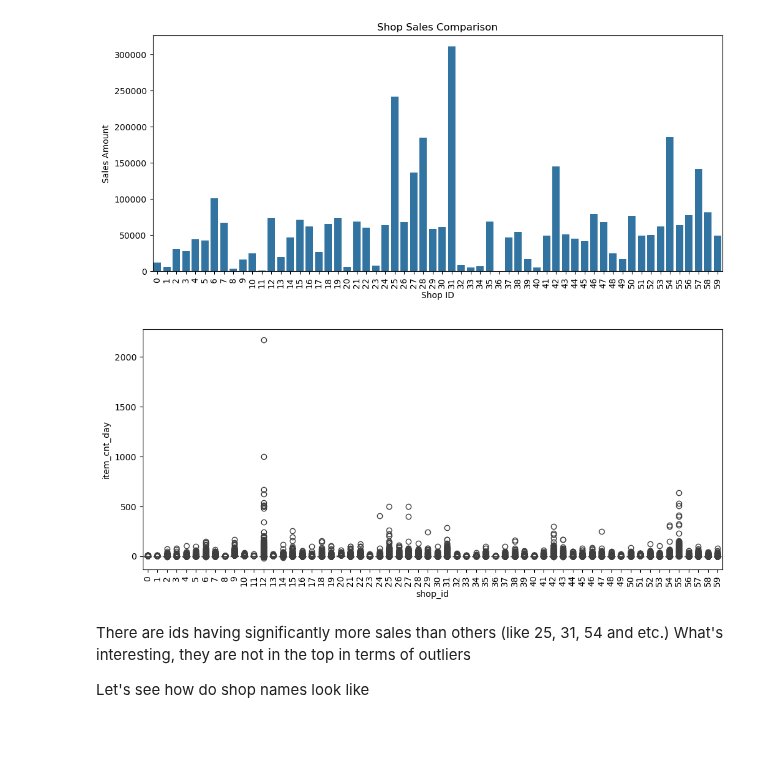
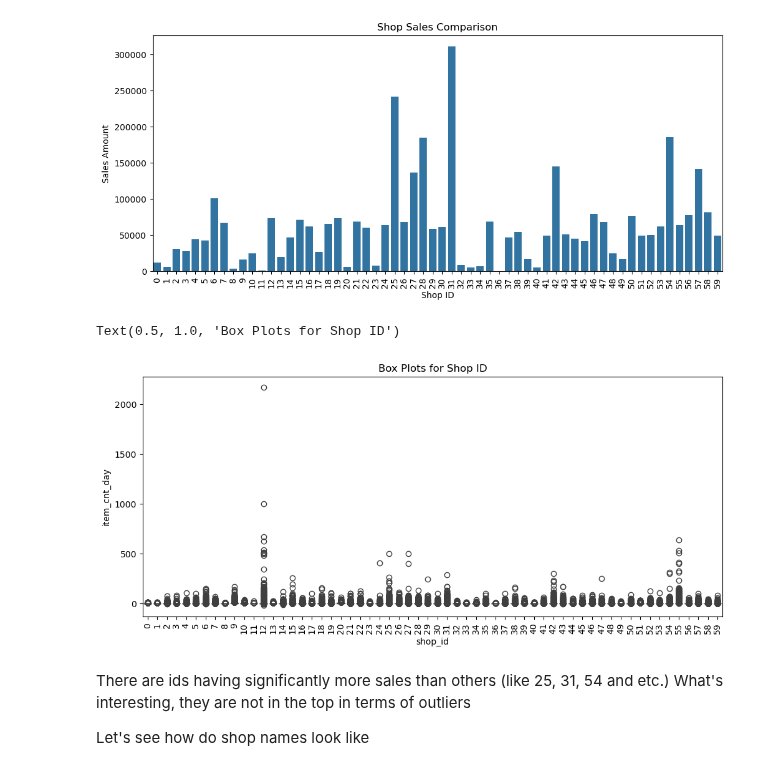
Before and after one commit to Alexennk/ml-ds-practice, a Jupyter notebook: notebooks/eda_notebook.ipynb, the cells around one changed output. Saved outputs shown, nothing was run; the diff lists cells and outputs as text; code cells hidden in the pictures; blank space fills up the shorter version.

```diff
--- a/notebooks/eda_notebook.ipynb
+++ b/notebooks/eda_notebook.ipynb
@@ -160,11 +160,13 @@ plt.xticks(rotation=90);
 # %%
 var = 'shop_id'
 data = pd.concat([train_df['item_cnt_day'], train_df[var]], axis=1)
 f, ax = plt.subplots(figsize=(12, 5))
 fig = sns.boxplot(x=var, y="item_cnt_day", data=data)
-plt.xticks(rotation=90);
+plt.xticks(rotation=90)
+plt.title("Box Plots for Shop ID")
 # %% [output]
+Text(0.5, 1.0, 'Box Plots for Shop ID')
-[figure, old version]
+[figure, new version]
 # %% [markdown]
 There are ids having significantly more sales than others (like 25, 31, 54 and etc.) What's interesting, they are not in the top in terms of outliers
 
```
Also changed, not shown: parts of 44 cells of this notebook.
